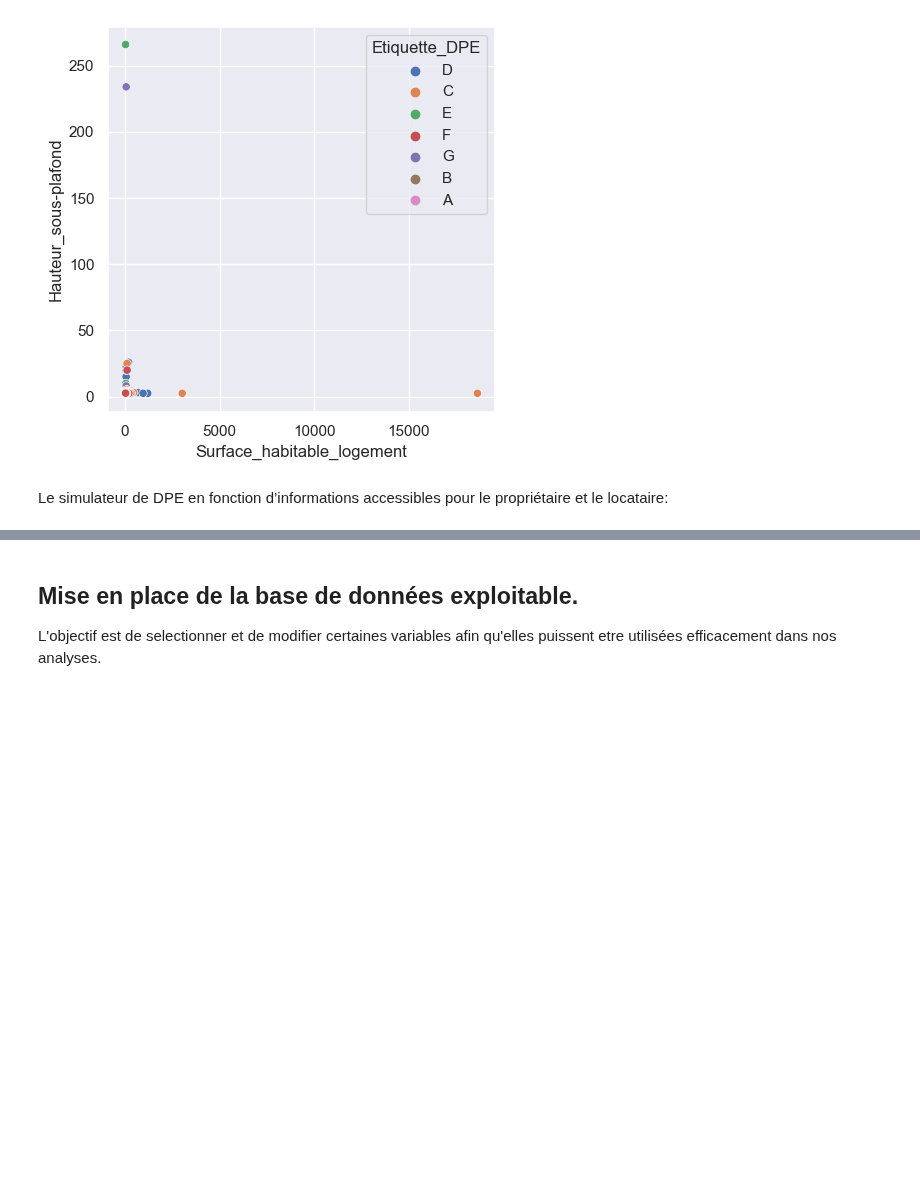
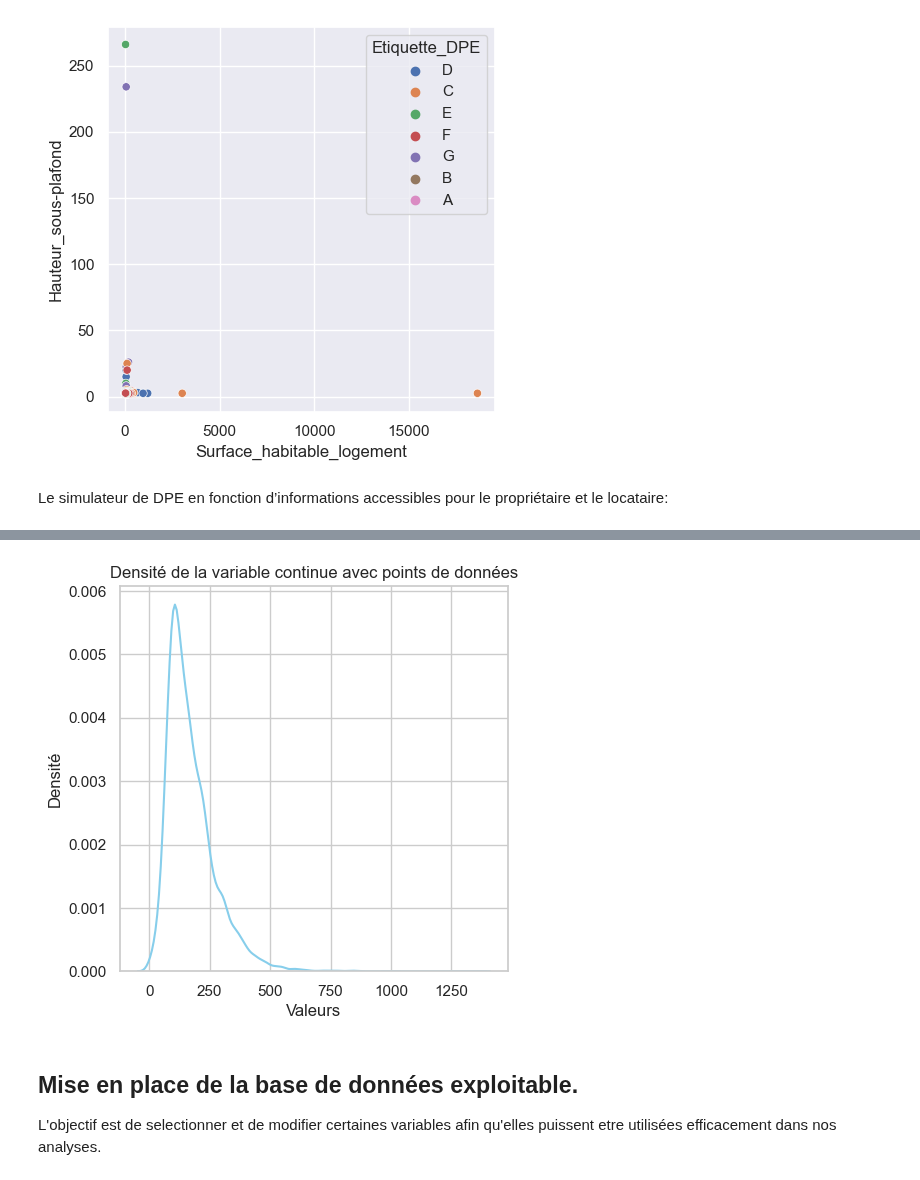
Before and after one commit to LACHQER-Wiam/Projet-Python, a Jupyter notebook: data.ipynb, the cells around one changed output, grey strips where cells are left out. Drawn from its saved outputs; the diff is of its cells as text; code cells hidden in the pictures; blank space fills up the shorter version.

```diff
--- a/data.ipynb
+++ b/data.ipynb
@@ -100,0 +119,9 @@ eda.create_unique(df_DPE)
+# %%
+sns.set(style="whitegrid")
+sns.kdeplot(df_DPE["Conso_5_usages/m²_é_finale"], color="skyblue")
+plt.title('Densité de la variable continue avec points de données')
+plt.xlabel('Valeurs')
+plt.ylabel('Densité')
+plt.show()
+# %% [output]
+[figure, added]
```
Also changed, not shown: parts of 8 cells of this notebook, 3 other files.
